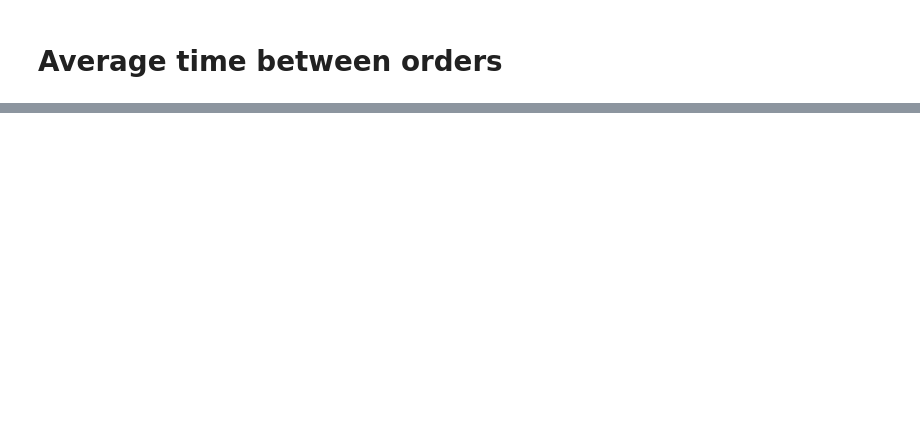
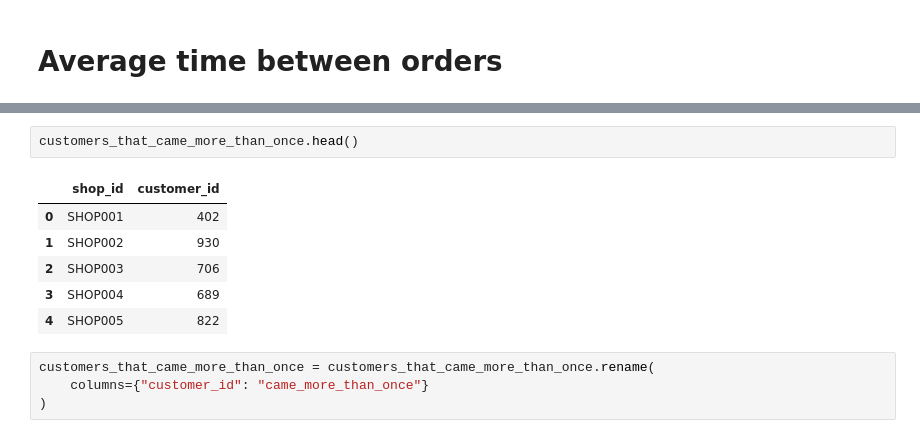
Before and after one commit to joelsathi/DataStorm-4.0-BrainLeftException, a Jupyter notebook: competition-notebook.ipynb, the cells around one changed output, grey strips where cells are left out. Cells and saved outputs as stored; diff of their text form; blank space fills up the shorter version.

```diff
--- a/competition-notebook.ipynb
+++ b/competition-notebook.ipynb
@@ -436,0 +431,13 @@ store_info_data.head()
+# %%
+customers_that_came_more_than_once.head()
+# %% [output]
+|  | shop_id | customer_id |
+| 0 | SHOP001 | 402 |
+| 1 | SHOP002 | 930 |
+| 2 | SHOP003 | 706 |
+| 3 | SHOP004 | 689 |
+| 4 | SHOP005 | 822 |
+# %%
+customers_that_came_more_than_once = customers_that_came_more_than_once.rename(
+    columns={"customer_id": "came_more_than_once"}
+)
```
Also changed, not shown: parts of 20 cells of this notebook.
